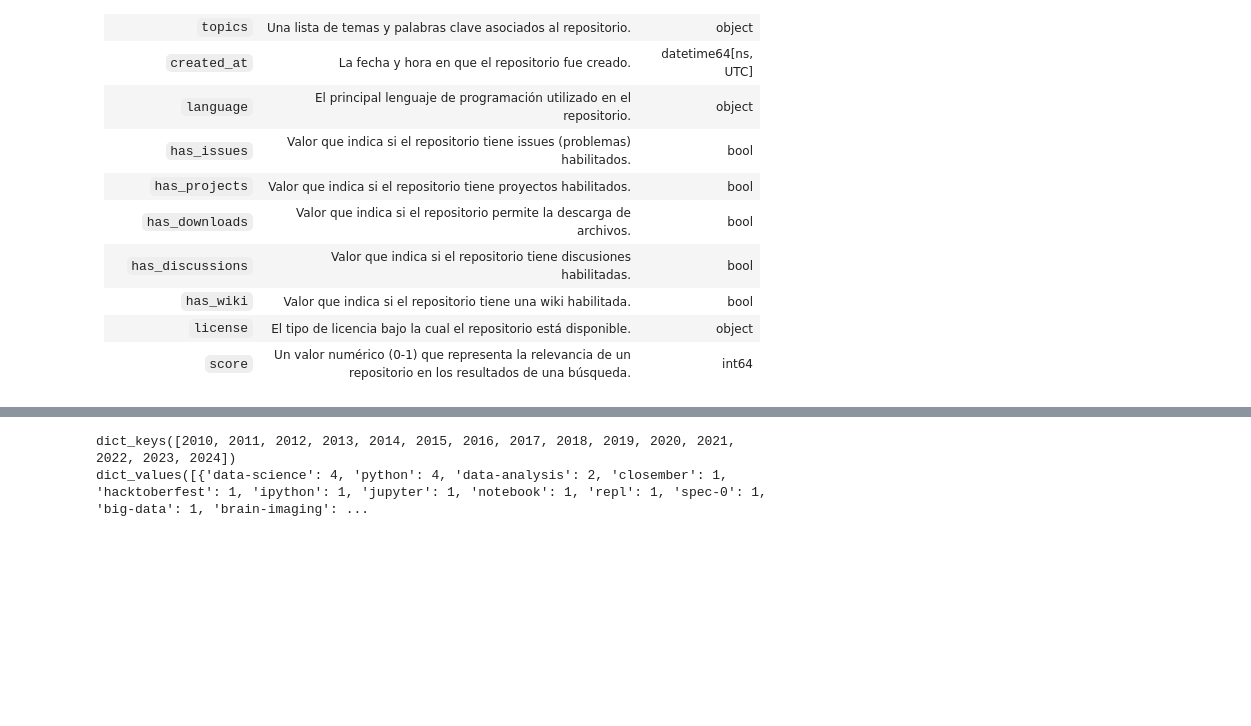
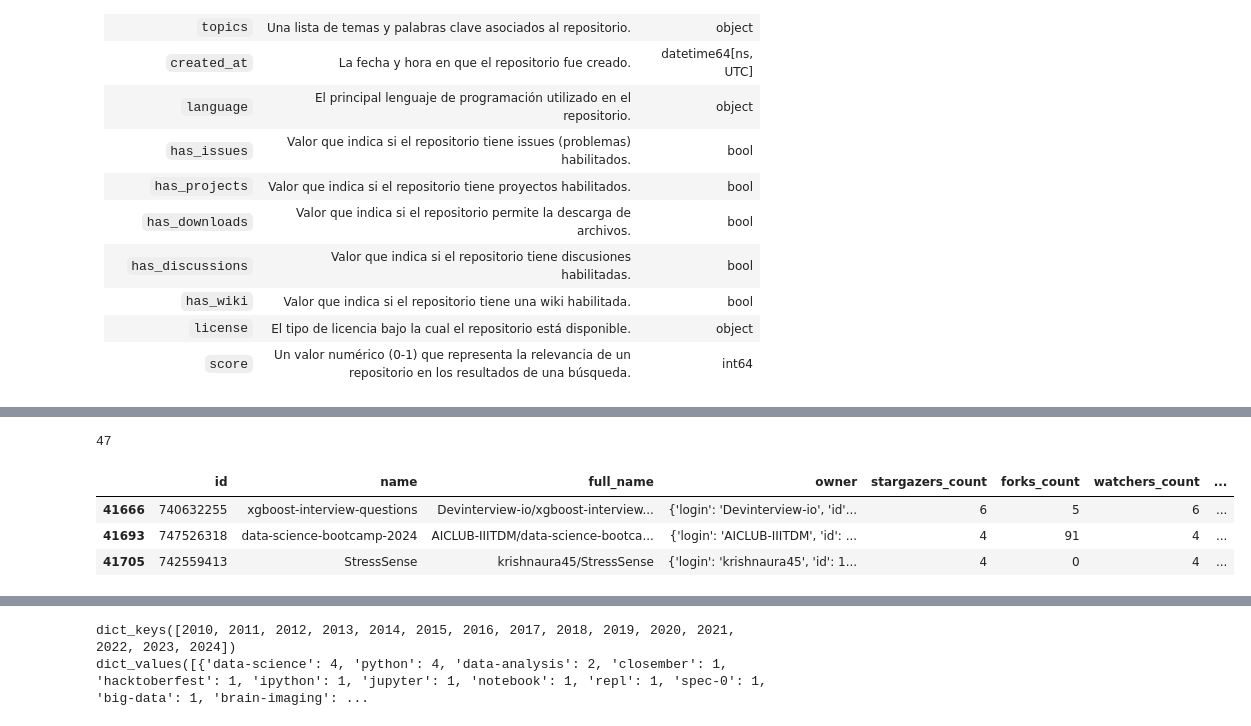
Before and after one commit to neural-insights/EDA_GitHub_Repositories, a Jupyter notebook: main.ipynb, the cells around one changed output, grey strips where cells are left out. Saved outputs shown, nothing was run; the diff lists cells and outputs as text; code cells hidden in the pictures; blank space fills up the shorter version.

```diff
--- a/main.ipynb
+++ b/main.ipynb
@@ -70,0 +161,11 @@ memory usage: 5.1+ MB
+# %%
+print(df_clean["topics"].apply(lambda x: x == []).sum())
+# %% [output]
+47
+# %%
+df_clean.loc[df_clean["topics"].apply(lambda x: x == [])].sample(3)
+# %% [output]
+|  | id | name | full_name | owner | stargazers_count | forks_count | watchers_count | ... |
+| 41666 | 740632255 | xgboost-interview-questions | Devinterview-io/xgboost-interview... | {'login': 'Devinterview-io', 'id'... | 6 | 5 | 6 | ... |
+| 41693 | 747526318 | data-science-bootcamp-2024 | AICLUB-IIITDM/data-science-bootca... | {'login': 'AICLUB-IIITDM', 'id': ... | 4 | 91 | 4 | ... |
+| 41705 | 742559413 | StressSense | krishnaura45/StressSense | {'login': 'krishnaura45', 'id': 1... | 4 | 0 | 4 | ... |
```
Also changed, not shown: parts of 22 cells of this notebook, 1 other file.
